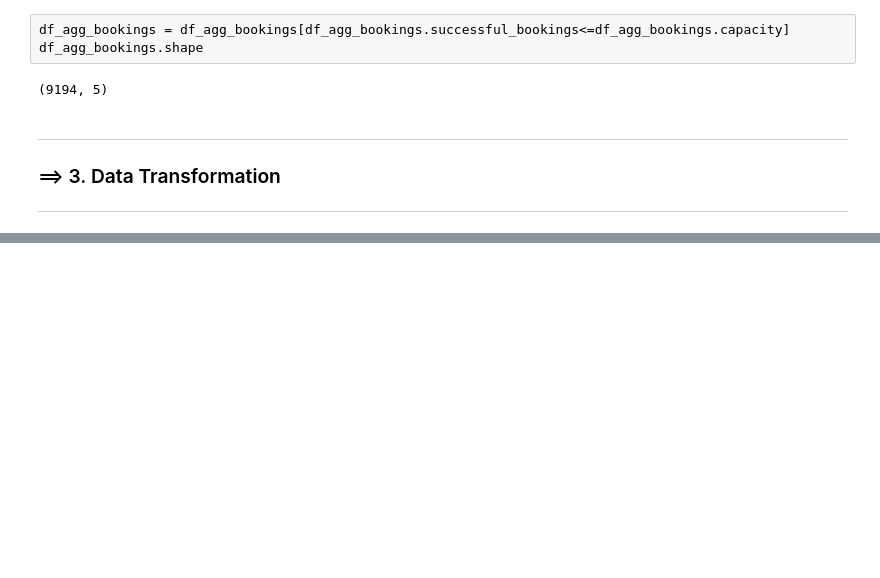
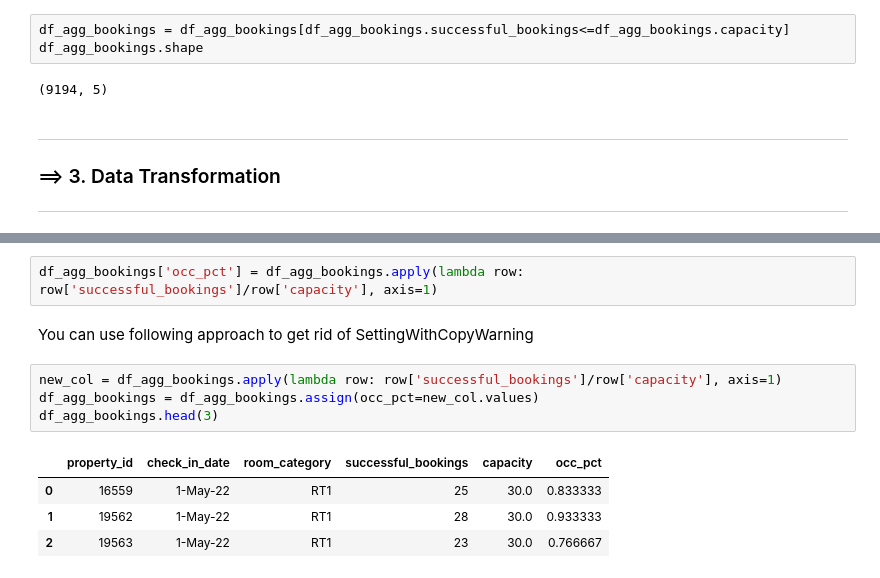
Before and after one commit to Julia131006/Hotel-Data-Analytics, a Jupyter notebook: exercise.ipynb, the cells around one changed output, grey strips where cells are left out. Drawn from its saved outputs; the diff is of its cells as text; blank space fills up the shorter version.

```diff
--- a/exercise.ipynb
+++ b/exercise.ipynb
@@ -335,0 +345,13 @@ df_agg_bookings.shape
+# %%
+df_agg_bookings['occ_pct'] = df_agg_bookings.apply(lambda row: row['successful_bookings']/row['capacity'], axis=1)
+# %% [markdown]
+You can use following approach to get rid of SettingWithCopyWarning
+# %%
+new_col = df_agg_bookings.apply(lambda row: row['successful_bookings']/row['capacity'], axis=1)
+df_agg_bookings = df_agg_bookings.assign(occ_pct=new_col.values)
+df_agg_bookings.head(3)
+# %% [output]
+|  | property_id | check_in_date | room_category | successful_bookings | capacity | occ_pct |
+| 0 | 16559 | 1-May-22 | RT1 | 25 | 30.0 | 0.833333 |
+| 1 | 19562 | 1-May-22 | RT1 | 28 | 30.0 | 0.933333 |
+| 2 | 19563 | 1-May-22 | RT1 | 23 | 30.0 | 0.766667 |
```
Also changed, not shown: parts of 7 cells of this notebook.
